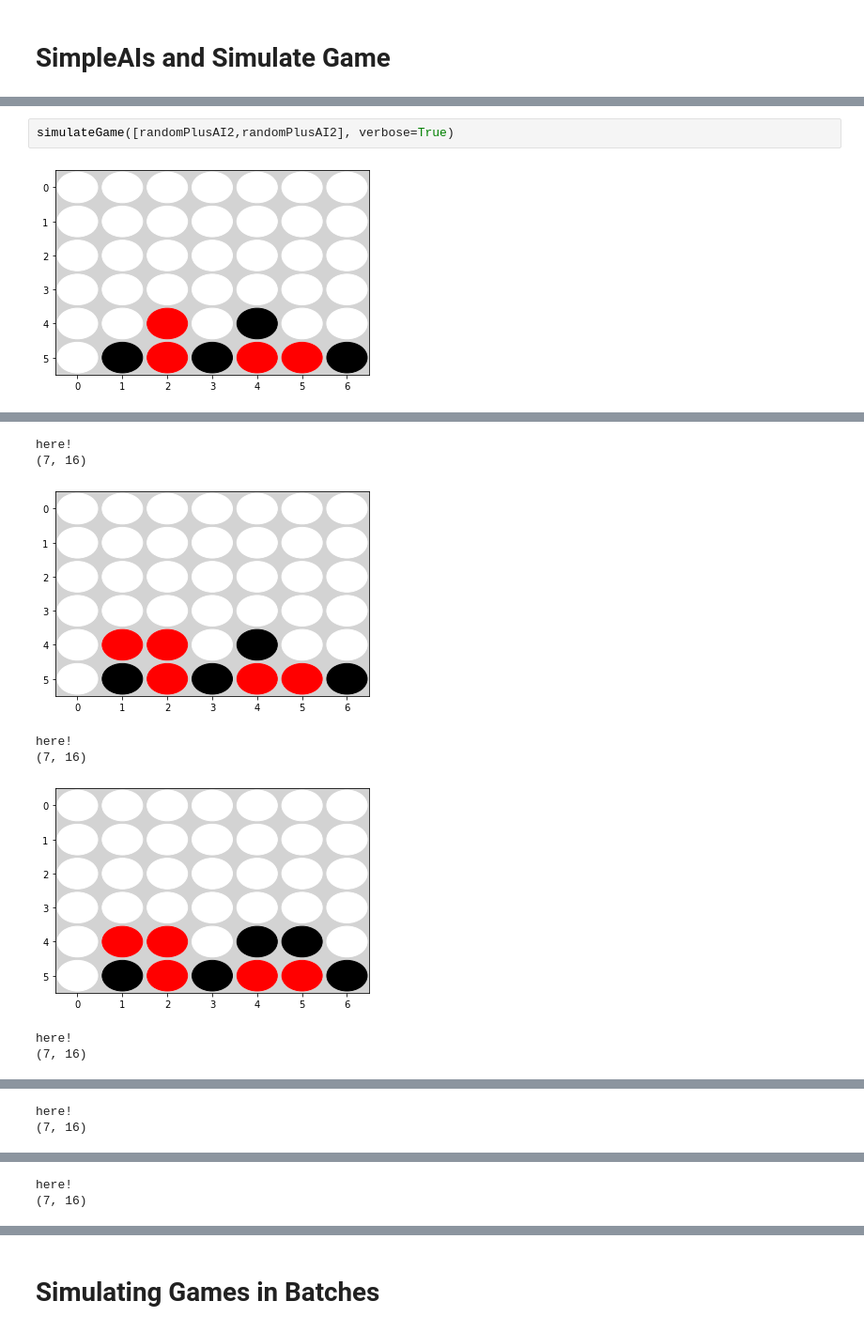
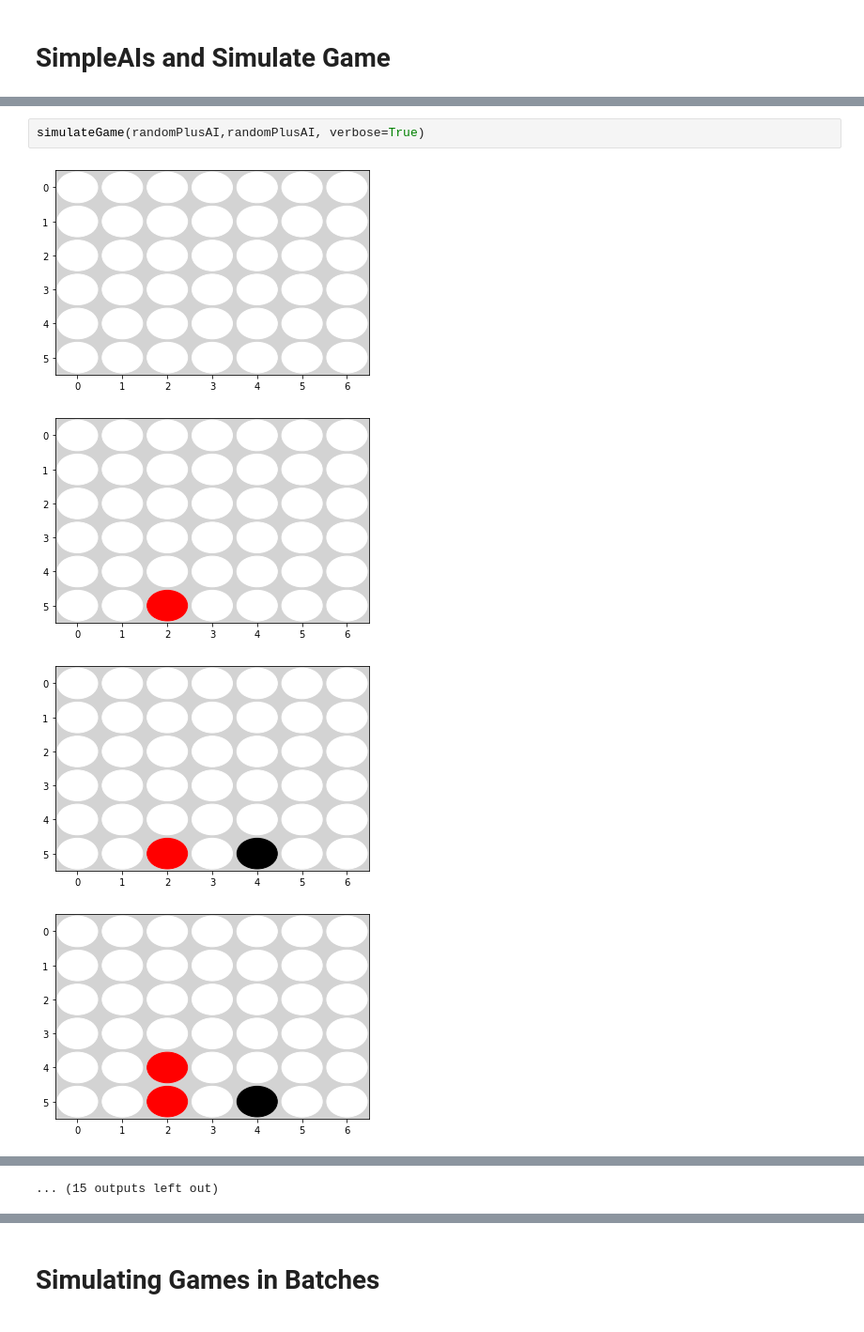
Before and after one commit to mcnica89/kInARow, a Jupyter notebook: Connect4_Jax.ipynb, the cells around one changed output, grey strips where cells are left out. Shown at 94% size. Drawn from its saved outputs; the diff is of its cells as text.

```diff
--- a/Connect4_Jax.ipynb
+++ b/Connect4_Jax.ipynb
@@ -437,4 +542,7 @@ def simulateGame(AIs, starting_player = 0, verbose = True, key=None):
 # %%
-simulateGame([randomPlusAI2,randomPlusAI2], verbose=True)
+simulateGame(randomPlusAI,randomPlusAI, verbose=True)
 # %% [output]
-[figure, old version]
+[figure, new version]
+[figure, new version]
+[figure, new version]
+[figure, new version]
@@ -441,8 +557 @@ simulateGame([randomPlusAI2,randomPlusAI2], verbose=True)
-here!
-(7, 16)
+... (15 outputs left out)
-[figure, old version]
-here!
-(7, 16)
-[figure, old version]
-here!
-(7, 16)
@@ -450,2 +557,0 @@ here!
-here!
-(7, 16)
@@ -453,2 +557,0 @@ here!
-here!
-(7, 16)
```
Also changed, not shown: parts of 17 cells of this notebook.
